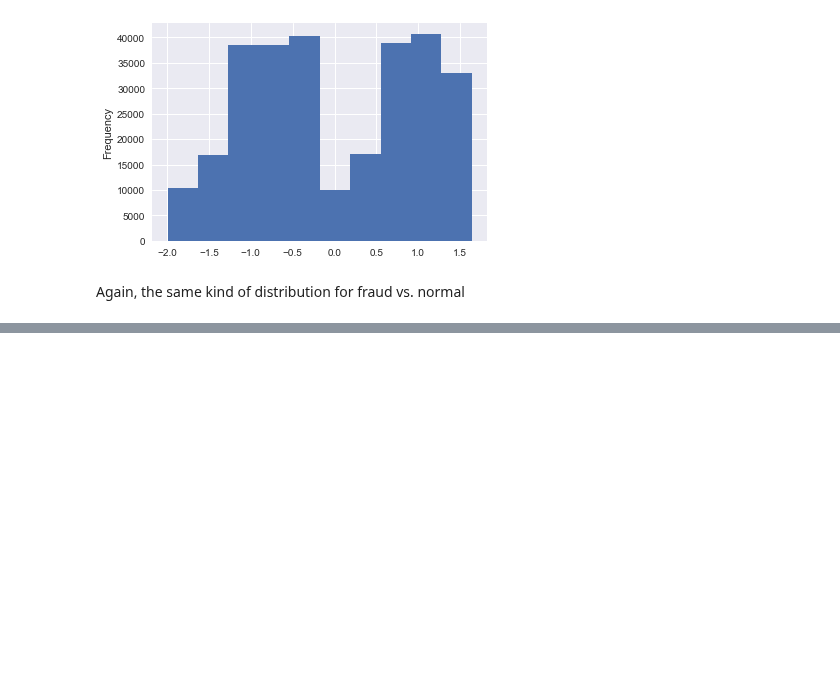
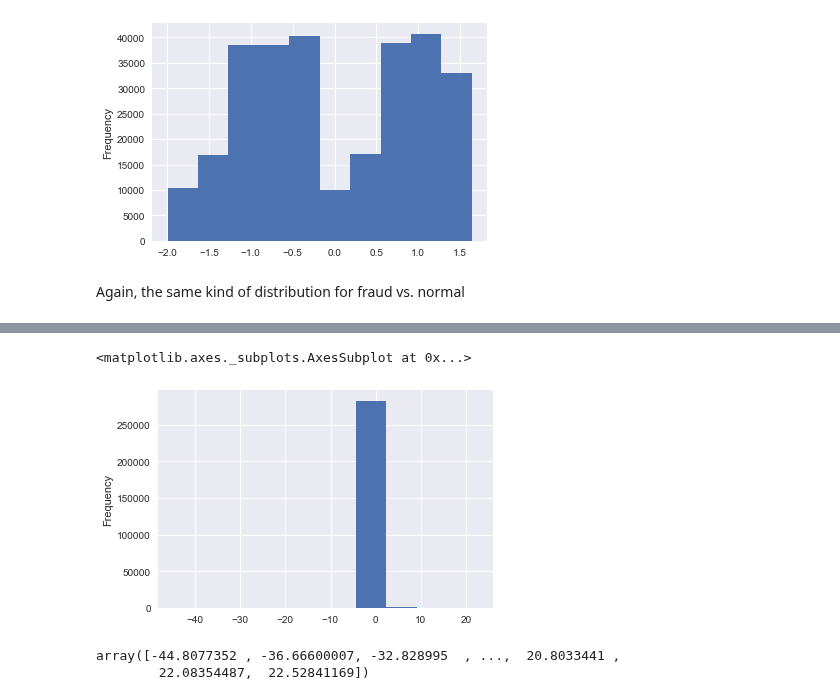
Before and after one commit to sushant2811/CreditCardFraudDetection, a Jupyter notebook: CreditCardFraudDetection.ipynb, the cells around one changed output, grey strips where cells are left out. Cells and saved outputs as stored; diff of their text form; code cells hidden in the pictures; blank space fills up the shorter version.

```diff
--- a/CreditCardFraudDetection.ipynb
+++ b/CreditCardFraudDetection.ipynb
@@ -273,0 +279,10 @@ Again, the same kind of distribution for fraud vs. normal
+# %%
+NormalTransaction['V23'].plot.hist()
+# %% [output]
+<matplotlib.axes._subplots.AxesSubplot at 0x...>
+[figure, added]
+# %%
+np.sort(NormalTransaction['V23'])
+# %% [output]
+array([-44.8077352 , -36.66600007, -32.828995  , ...,  20.8033441 ,
+        22.08354487,  22.52841169])
```
Also changed, not shown: parts of 5 cells of this notebook.
